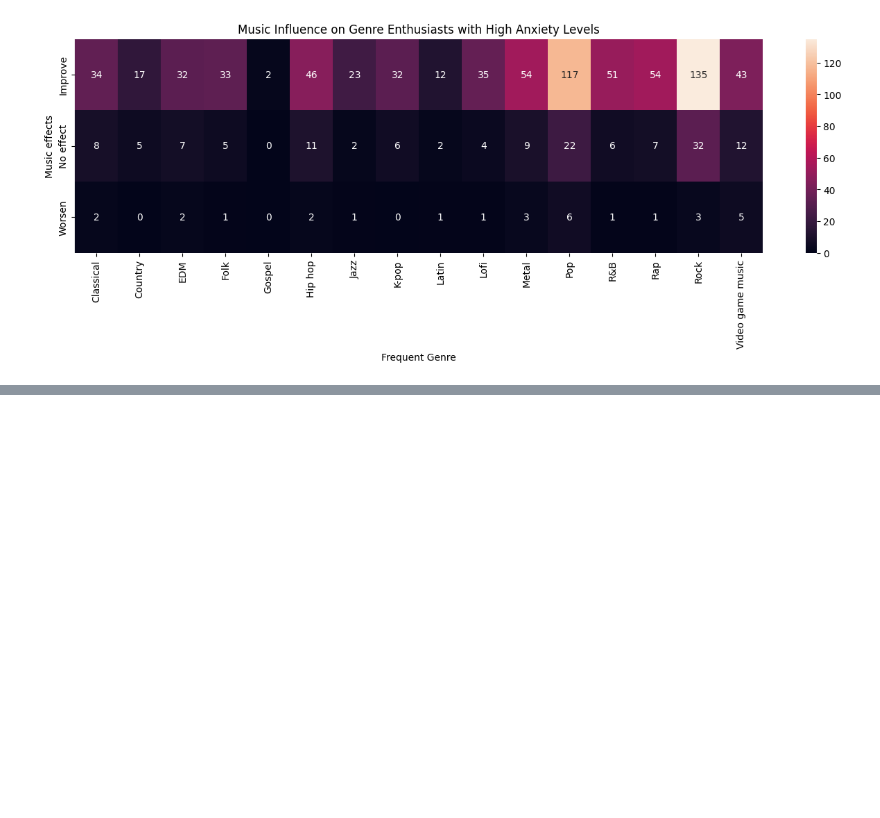
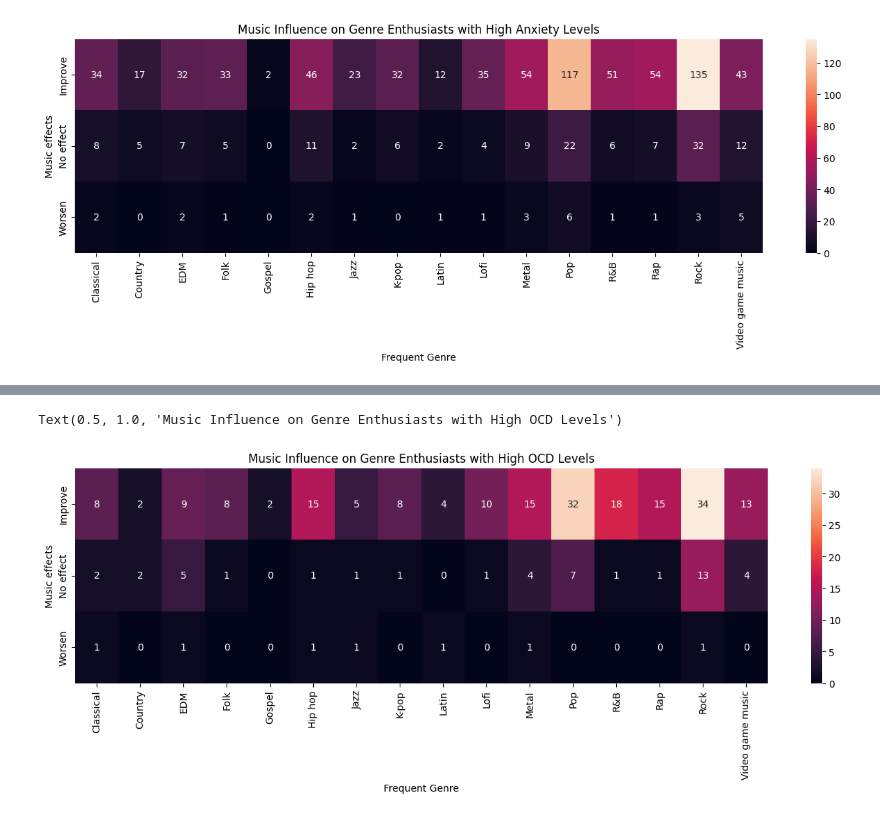
Before and after one commit to mlcuadra1/Mental-Health-x-Music-EDA, a Jupyter notebook: notebooks/Script 2 - EDA.ipynb, the cells around one changed output, grey strips where cells are left out. Saved outputs shown, nothing was run; the diff lists cells and outputs as text; code cells hidden in the pictures; blank space fills up the shorter version.

```diff
--- a/notebooks/Script 2 - EDA.ipynb
+++ b/notebooks/Script 2 - EDA.ipynb
@@ -379,0 +405,15 @@ Text(0.5, 1.0, 'Music Influence on Genre Enthusiasts with High Anxiety Levels')
+# %%
+subset_ocd_df = mapped_df[(mapped_df['OCD']>=7) & (mapped_df['Frequency']==3)]
+subset_ocd_df
+
+subset_ocd_genre_df = subset_ocd_df[['Music effects', 'Frequent Genre', 'Frequency']]
+
+ocd_genre_pivoted_df = pd.pivot_table(subset_ocd_genre_df, index='Music effects', columns='Frequent Genre', values= 'Frequency', aggfunc='count')
+ocd_genre_pivoted_df.fillna(0, inplace=True)
+
+fig, ax0 = plt.subplots(figsize=figsize1_2)
+sns.heatmap(ocd_genre_pivoted_df, annot=True, fmt='.3g')
+plt.title("Music Influence on Genre Enthusiasts with High OCD Levels")
+# %% [output]
+Text(0.5, 1.0, 'Music Influence on Genre Enthusiasts with High OCD Levels')
+[figure, added]
```
Also changed, not shown: parts of 3 cells of this notebook.
